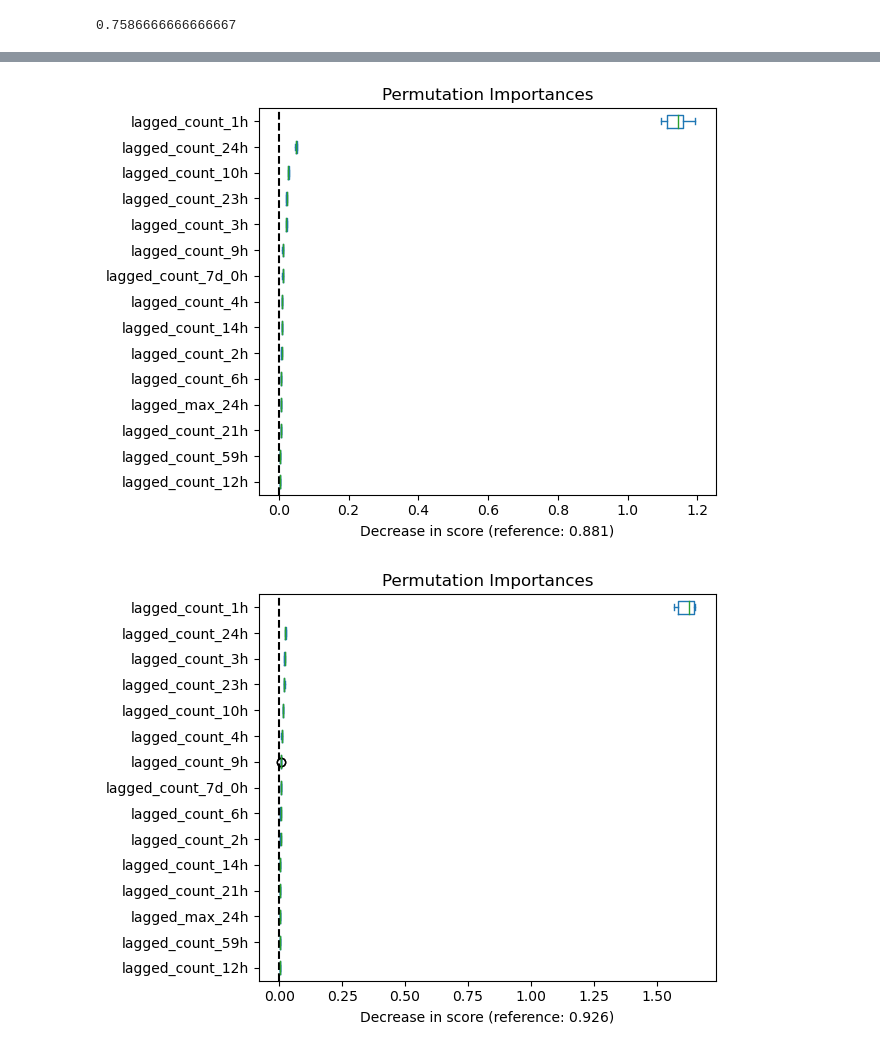
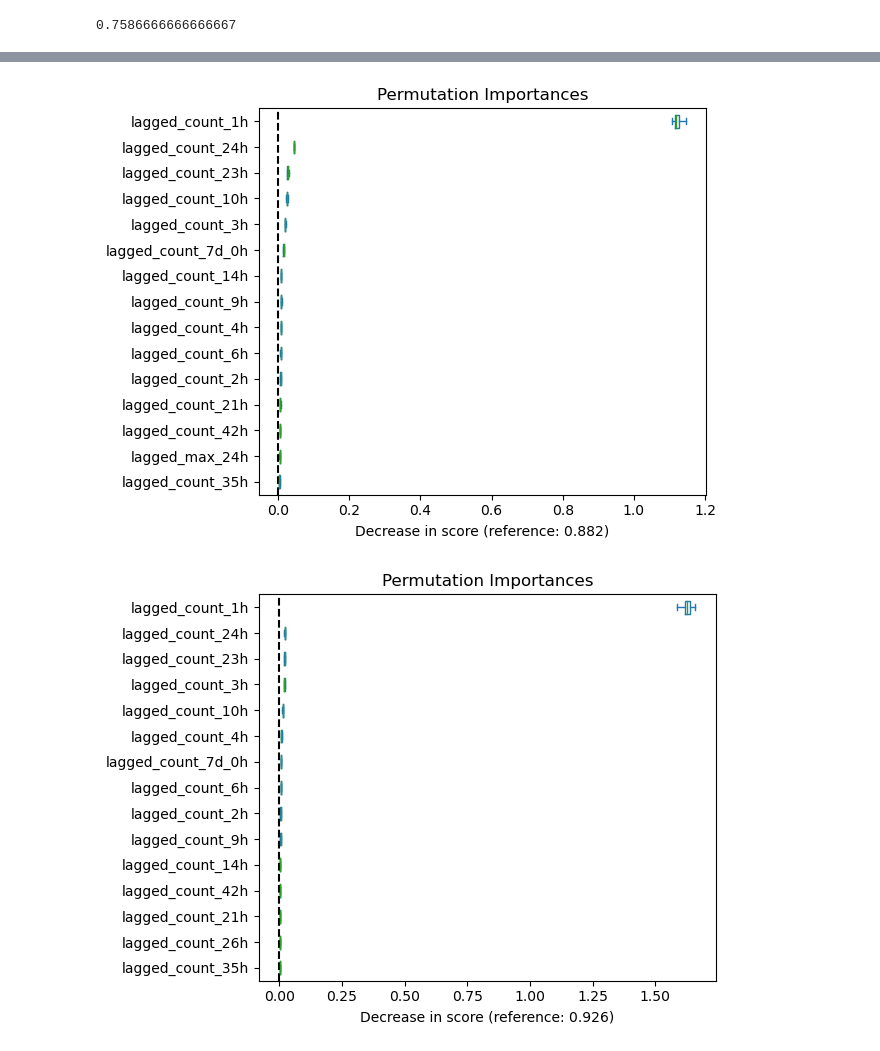
Before and after one commit to ogrisel/euroscipy-2022-time-series, a Jupyter notebook: plot_time_series_feature_engineering.ipynb, the cells around one changed output, grey strips where cells are left out. Cells and saved outputs as stored; diff of their text form; code cells hidden in the pictures.

```diff
--- a/plot_time_series_feature_engineering.ipynb
+++ b/plot_time_series_feature_engineering.ipynb
@@ -637,8 +726,8 @@ np.logical_and(
 # %%
 lagged_df = pd.concat(
     [count]
-    + [count.shift(i).rename(f"lagged_count_{i}h") for i in range(1, 72)]
-    + [count.shift(7 * 24 + i).rename(f"lagged_count_7d_{i}h") for i in range(0, 72)]
+    + [count.shift(i).rename(f"lagged_count_{i}h") for i in range(1, 48)]
+    + [count.shift(7 * 24 + i).rename(f"lagged_count_7d_{i}h") for i in range(0, 48)]
     + [
         count.shift(1).rolling(24).mean().rename("lagged_mean_24h"),
         count.shift(1).rolling(24).max().rename("lagged_max_24h"),
@@ -652,20 +741,3 @@ lagged_df = pd.concat(
 
 X = lagged_df.drop("count", axis="columns")
 y = lagged_df["count"]
-all_splits = list(ts_cv.split(X, y))
-train_0, test_0 = all_splits[0]
-
-gbrt_mse = HistGradientBoostingRegressor(loss="squared_error")
-gbrt_mse.fit(X.iloc[train_0], y.iloc[train_0])
-
-gbrt_mean_poisson = HistGradientBoostingRegressor(loss="poisson")
-gbrt_mean_poisson.fit(X.iloc[train_0], y.iloc[train_0])
-
-gbrt_median = HistGradientBoostingRegressor(loss="quantile", quantile=0.5)
-gbrt_median.fit(X.iloc[train_0], y.iloc[train_0])
-
-gbrt_percentile_05 = HistGradientBoostingRegressor(loss="quantile", quantile=0.05)
-gbrt_percentile_05.fit(X.iloc[train_0], y.iloc[train_0])
-
-gbrt_percentile_95 = HistGradientBoostingRegressor(loss="quantile", quantile=0.95)
-gbrt_percentile_95.fit(X.iloc[train_0], y.iloc[train_0])
@@ -673,0 +760,7 @@ HistGradientBoostingRegressor(loss='quantile', quantile=0.95)
+# %%
+train_idx, test_idx = next(ts_cv.split(X, y))
+X_train, X_test = X.iloc[train_idx], X.iloc[test_idx]
+y_train, y_test = y.iloc[train_idx], y.iloc[test_idx]
+
+gbrt_mean_poisson = HistGradientBoostingRegressor(loss="poisson")
+gbrt_mean_poisson.fit(X_train, y_train)
@@ -697,7 +788,7 @@ boxplot_importances(gbrt_mse, X.iloc[test_0], y.iloc[test_0], scoring="r2")
 # %%
-boxplot_importances(gbrt_mean_poisson, X.iloc[test_0], y.iloc[test_0], scoring="r2")
+boxplot_importances(gbrt_mean_poisson, X_test, y_test, scoring="r2")
 # %% [output]
-[figure, old version]
+[figure, new version]
 # %%
 from sklearn.metrics import d2_tweedie_score
 from functools import partial
@@ -705,7 +796,7 @@ from sklearn.metrics import make_scorer
 
 d2_poisson_score = make_scorer(partial(d2_tweedie_score, power=1))
 boxplot_importances(
-    gbrt_mean_poisson, X.iloc[test_0], y.iloc[test_0], scoring=d2_poisson_score
+    gbrt_mean_poisson, X_test, y_test, scoring=d2_poisson_score
 )
 # %% [output]
-[figure, old version]
+[figure, new version]
```
Also changed, not shown: parts of 36 cells of this notebook.
